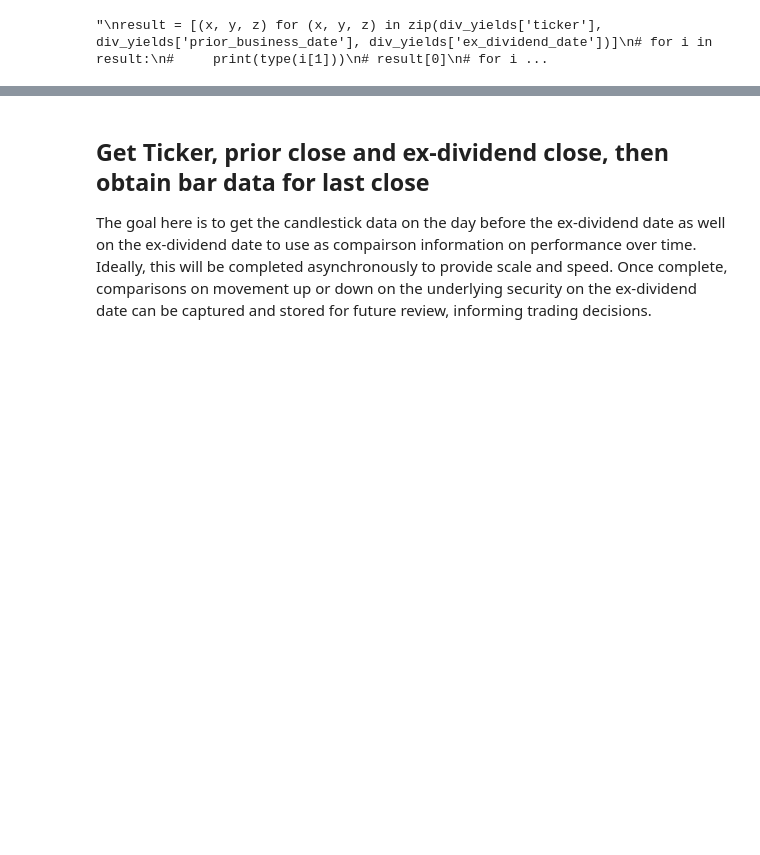
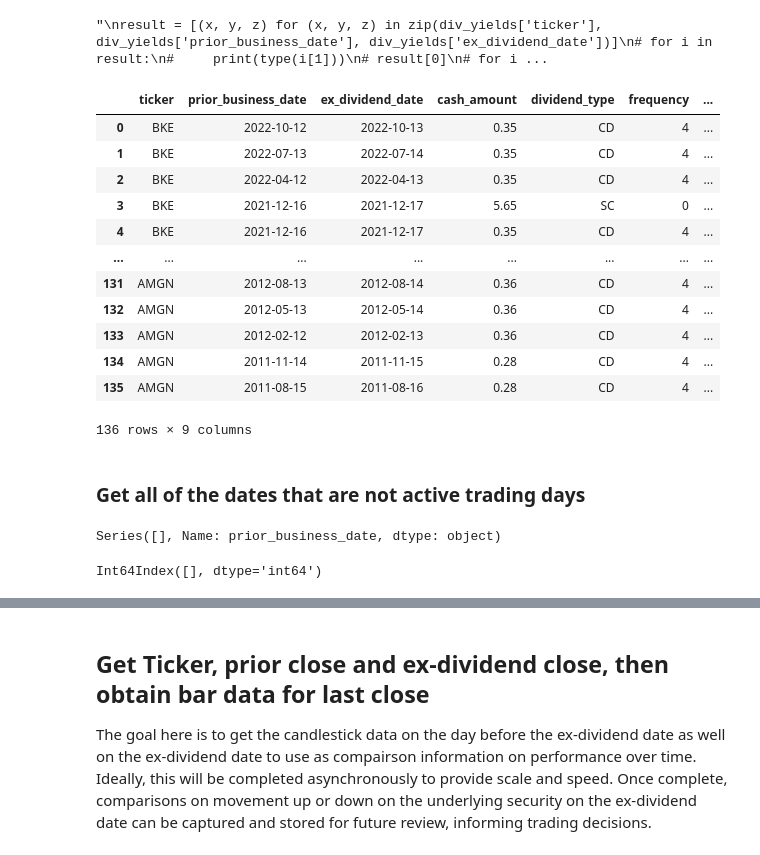
Before and after one commit to FergusClare/dividends, a Jupyter notebook: dividends.ipynb, the cells around one changed output, grey strips where cells are left out. Cells and saved outputs as stored; diff of their text form; code cells hidden in the pictures; blank space fills up the shorter version.

Commit message:
Commit for handling last_open dates using USActiveStockTrading.

```diff
--- a/dividends.ipynb
+++ b/dividends.ipynb
@@ -244,3 +249,41 @@ result = [(x, y, z) for (x, y, z) in zip(div_yields['ticker'], div_yields['prior
 #debugging to confirm output of generator object to list for consumption by asynchronous function below
 # %% [output]
 "\nresult = [(x, y, z) for (x, y, z) in zip(div_yields['ticker'], div_yields['prior_business_date'], div_yields['ex_dividend_date'])]\n# for i in result:\n#     print(type(i[1]))\n# result[0]\n# for i ...
+# %%
+div_yields
+# %% [output]
+|  | ticker | prior_business_date | ex_dividend_date | cash_amount | dividend_type | frequency | ... |
+| 0 | BKE | 2022-10-12 | 2022-10-13 | 0.35 | CD | 4 | ... |
+| 1 | BKE | 2022-07-13 | 2022-07-14 | 0.35 | CD | 4 | ... |
+| 2 | BKE | 2022-04-12 | 2022-04-13 | 0.35 | CD | 4 | ... |
+| 3 | BKE | 2021-12-16 | 2021-12-17 | 5.65 | SC | 0 | ... |
+| 4 | BKE | 2021-12-16 | 2021-12-17 | 0.35 | CD | 4 | ... |
+| ... | ... | ... | ... | ... | ... | ... | ... |
+| 131 | AMGN | 2012-08-13 | 2012-08-14 | 0.36 | CD | 4 | ... |
+| 132 | AMGN | 2012-05-13 | 2012-05-14 | 0.36 | CD | 4 | ... |
+| 133 | AMGN | 2012-02-12 | 2012-02-13 | 0.36 | CD | 4 | ... |
+| 134 | AMGN | 2011-11-14 | 2011-11-15 | 0.28 | CD | 4 | ... |
+| 135 | AMGN | 2011-08-15 | 2011-08-16 | 0.28 | CD | 4 | ... |
+136 rows × 9 columns
+# %% [markdown]
+### Get all of the dates that are not active trading days
+# %%
+#strip date data of dashes for use with USActiveStockTrading
+stp = div_yields.applymap(lambda x: x.replace('-', '') if isinstance(x, str) else x)
+#get Boolean list of all dates where market is not open
+stp['date_valid'] = [m.is_open(i) for i in stp['prior_business_date']]
+
+#https://stackoverflow.com/questions/54453309/get-index-of-series-where-value-is-true
+#https://stackoverflow.com/questions/16729574/how-can-i-get-a-value-from-a-cell-of-a-dataframe
+
+#create index list of all false values
+vals = [i for i,j in stp['date_valid'].items() if j==False]
+#get all prior_business dates by index
+q = stp.iloc[vals]['prior_business_date']
+q #debugging
+# %% [output]
+Series([], Name: prior_business_date, dtype: object)
+# %%
+q.index
+# %% [output]
+Int64Index([], dtype='int64')
```
Also changed, not shown: parts of 16 cells of this notebook, 1 other file.
